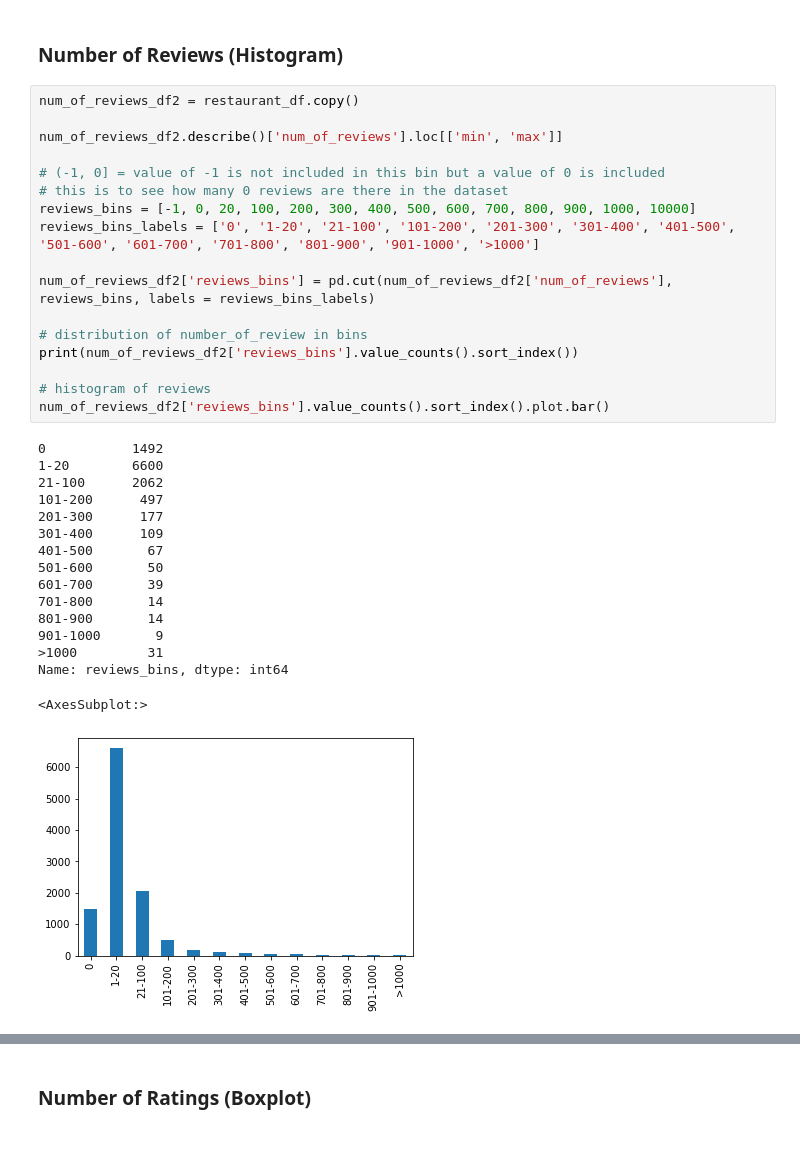
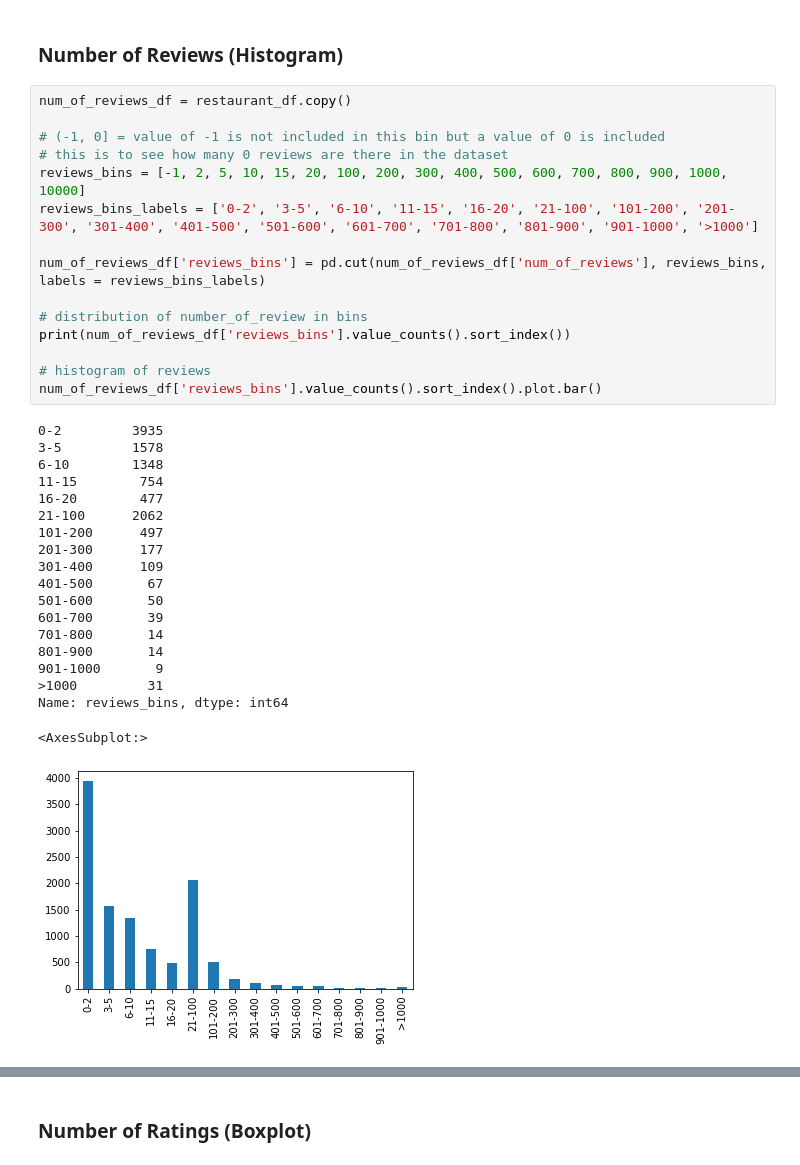
Before and after one commit to chinhockyang/restaurant_ratings_analysis, a Jupyter notebook: Dylan_EDA.ipynb, the cells around one changed output, grey strips where cells are left out. Cells and saved outputs as stored; diff of their text form.

```diff
--- a/Dylan_EDA.ipynb
+++ b/Dylan_EDA.ipynb
@@ -53,36 +54,37 @@ restaurant_df_copy.corr(method='pearson')
 # %% [markdown]
 ### Number of Reviews (Histogram)
 # %%
-num_of_reviews_df2 = restaurant_df.copy()
-
-num_of_reviews_df2.describe()['num_of_reviews'].loc[['min', 'max']]
+num_of_reviews_df = restaurant_df.copy()
 
 # (-1, 0] = value of -1 is not included in this bin but a value of 0 is included
 # this is to see how many 0 reviews are there in the dataset
-reviews_bins = [-1, 0, 20, 100, 200, 300, 400, 500, 600, 700, 800, 900, 1000, 10000]
-reviews_bins_labels = ['0', '1-20', '21-100', '101-200', '201-300', '301-400', '401-500', '501-600', '601-700', '701-800', '801-900', '901-1000', '>1000']
+reviews_bins = [-1, 2, 5, 10, 15, 20, 100, 200, 300, 400, 500, 600, 700, 800, 900, 1000, 10000]
+reviews_bins_labels = ['0-2', '3-5', '6-10', '11-15', '16-20', '21-100', '101-200', '201-300', '301-400', '401-500', '501-600', '601-700', '701-800', '801-900', '901-1000', '>1000']
 
-num_of_reviews_df2['reviews_bins'] = pd.cut(num_of_reviews_df2['num_of_reviews'], reviews_bins, labels = reviews_bins_labels)
+num_of_reviews_df['reviews_bins'] = pd.cut(num_of_reviews_df['num_of_reviews'], reviews_bins, labels = reviews_bins_labels)
 
 # distribution of number_of_review in bins
-print(num_of_reviews_df2['reviews_bins'].value_counts().sort_index())
+print(num_of_reviews_df['reviews_bins'].value_counts().sort_index())
 
 # histogram of reviews
-num_of_reviews_df2['reviews_bins'].value_counts().sort_index().plot.bar()
+num_of_reviews_df['reviews_bins'].value_counts().sort_index().plot.bar()
 # %% [output]
-0           1492
-1-20        6600
+0-2         3935
+3-5         1578
+6-10        1348
+11-15        754
+16-20        477
 21-100      2062
 101-200      497
 201-300      177
 301-400      109
 401-500       67
 501-600       50
 601-700       39
 701-800       14
 801-900       14
 901-1000       9
 >1000         31
 Name: reviews_bins, dtype: int64
 <AxesSubplot:>
-[figure, old version]
+[figure, new version]
```
Also changed, not shown: parts of 18 cells of this notebook.
